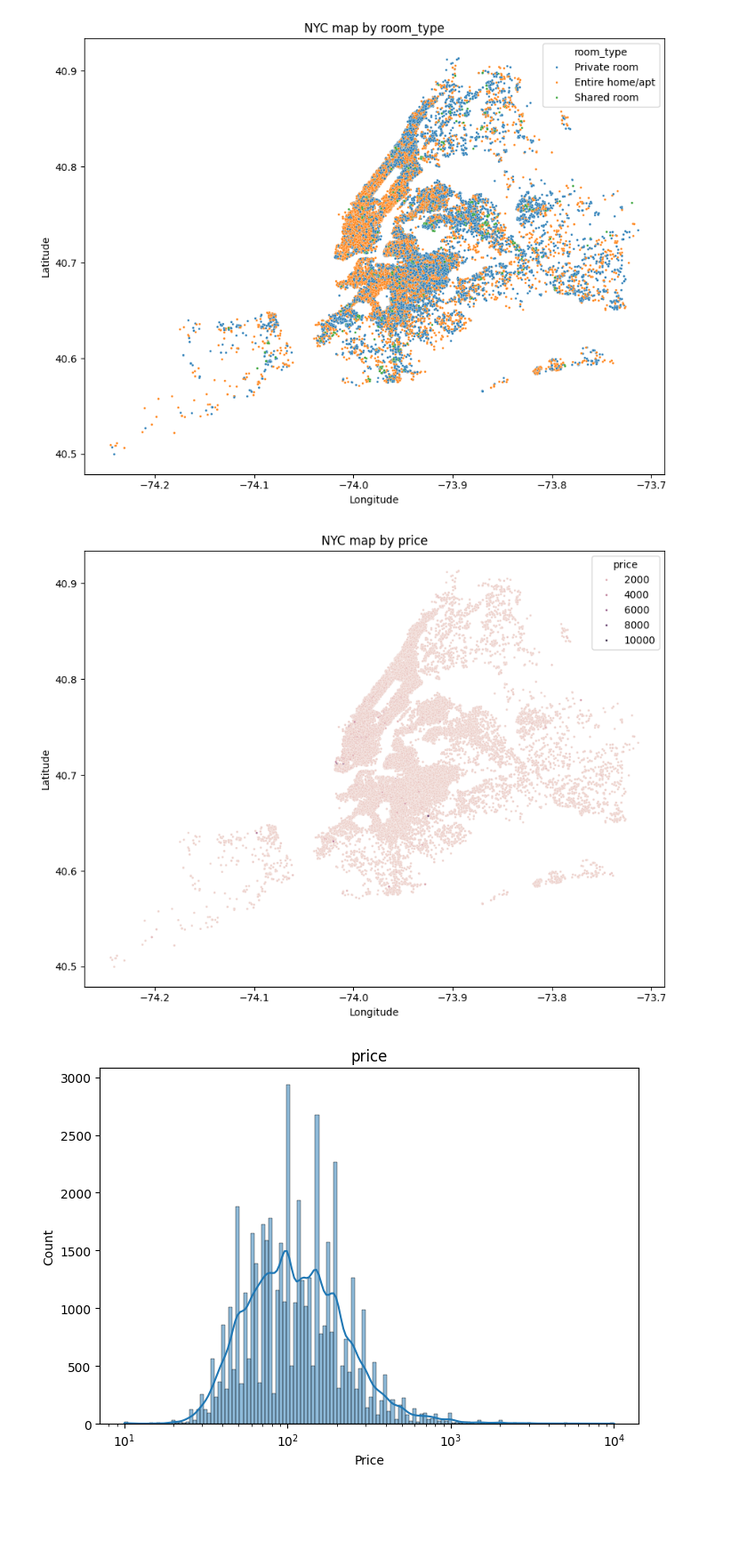
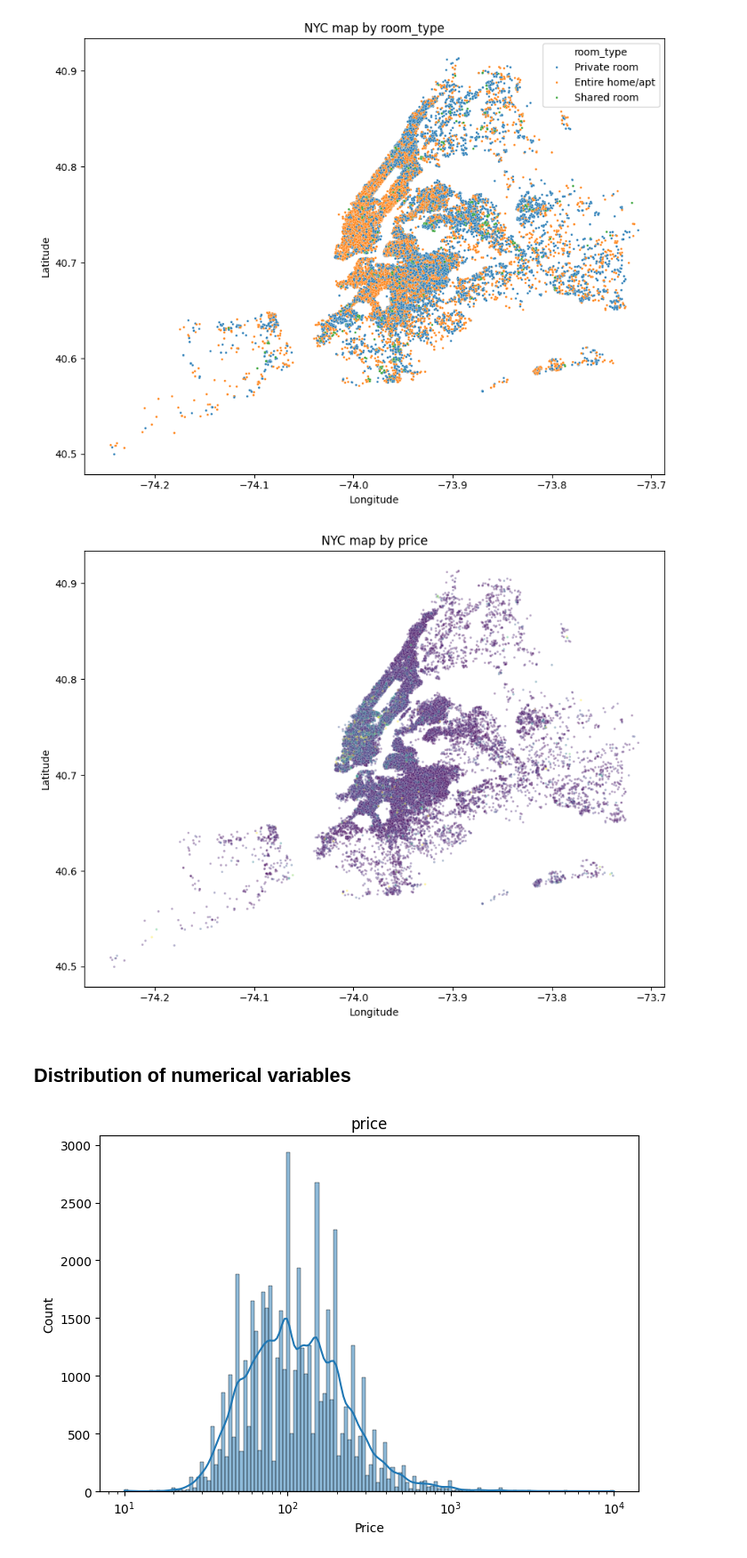
Before and after one commit to Handras18/New-York-City-Airbnb, a Jupyter notebook: 02_deep_eda.ipynb, the cells around one changed output. Shown at 89% size. Saved outputs shown, nothing was run; the diff lists cells and outputs as text; code cells hidden in the pictures; blank space fills up the shorter version.

Commit message:
Update / add new plots and markdown cells

```diff
--- a/02_deep_eda.ipynb
+++ b/02_deep_eda.ipynb
@@ -47,14 +43,16 @@ plt.show()
 [figure]
 # %%
 plt.figure(figsize=(9,7))
-sns.scatterplot(data=df,x='longitude',y='latitude',s=5,hue='price')
+sns.scatterplot(data=df,x='longitude',y='latitude',c=df['price'].clip(upper=1000), cmap='viridis', alpha=0.4, s=5)
 plt.title('NYC map by price')
 plt.xlabel('Longitude')
 plt.ylabel('Latitude')
 plt.tight_layout()
 plt.show()
 # %% [output]
-[figure, old version]
+[figure, new version]
+# %% [markdown]
+## Distribution of numerical variables
 # %%
 plt.figure(figsize=(7,5))
 sns.histplot(data=df,x='price',kde=True,log_scale=True)
```
Also changed, not shown: parts of 6 cells of this notebook, 1 other file.
